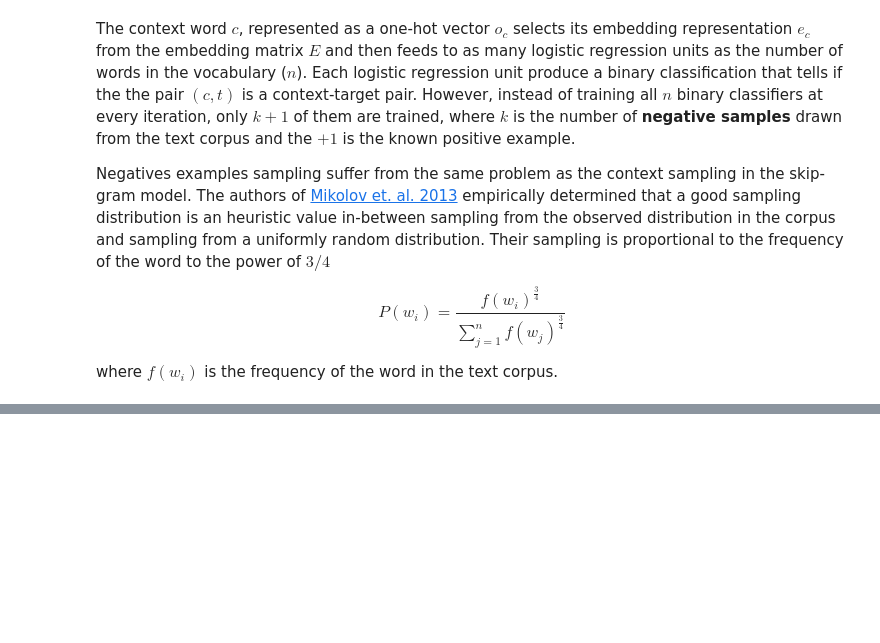
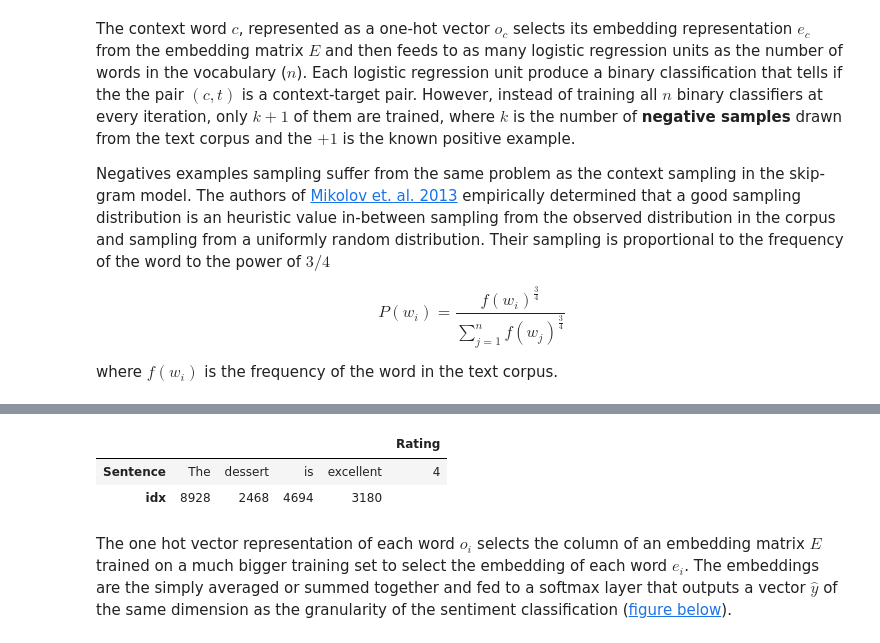
Before and after one commit to marnec/ML, a Jupyter notebook: ML-45-DeepLearningRNN3.ipynb, the cells around one changed output, grey strips where cells are left out. Saved outputs shown, nothing was run; the diff lists cells and outputs as text; code cells hidden in the pictures; blank space fills up the shorter version.

```diff
--- a/ML-45-DeepLearningRNN3.ipynb
+++ b/ML-45-DeepLearningRNN3.ipynb
@@ -449,0 +461,12 @@ $$
+# %%
+sentence = 'The dessert is excellent'.split()
+idxs = [8928,2468,4694,3180]
+t = [sentence+ [' 4'], idxs+['']]
+pd.DataFrame(t, columns=['']*4+['Rating'], index=['Sentence', 'idx'])
+# %% [output]
+|  |  |  |  |  | Rating |
+| Sentence | The | dessert | is | excellent | 4 |
+| idx | 8928 | 2468 | 4694 | 3180 |  |
+# %% [markdown]
+The one hot vector representation of each word $o_i$ selects the column of an embedding matrix $E$ trained on a much bigger training set to select the embedding of each word $e_i$.
+The embeddings are the simply averaged or summed together and fed to a softmax layer that outputs a vector $\hat{y}$ of the same dimension as the granularity of the sentiment classification (<a href="#fig:sentclass1">figure below</a>).
```
Also changed, not shown: parts of 5 cells of this notebook, 9 other files.
